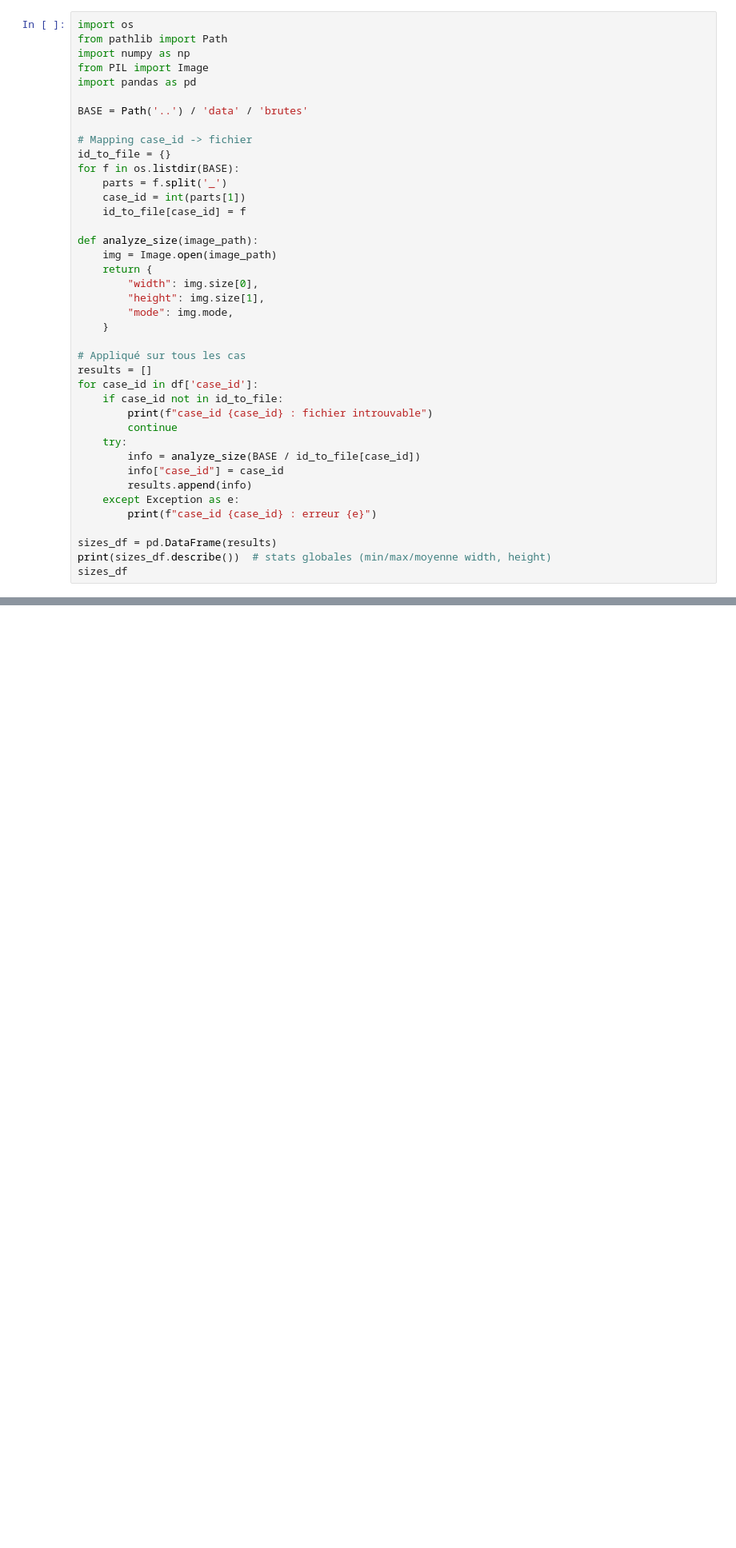
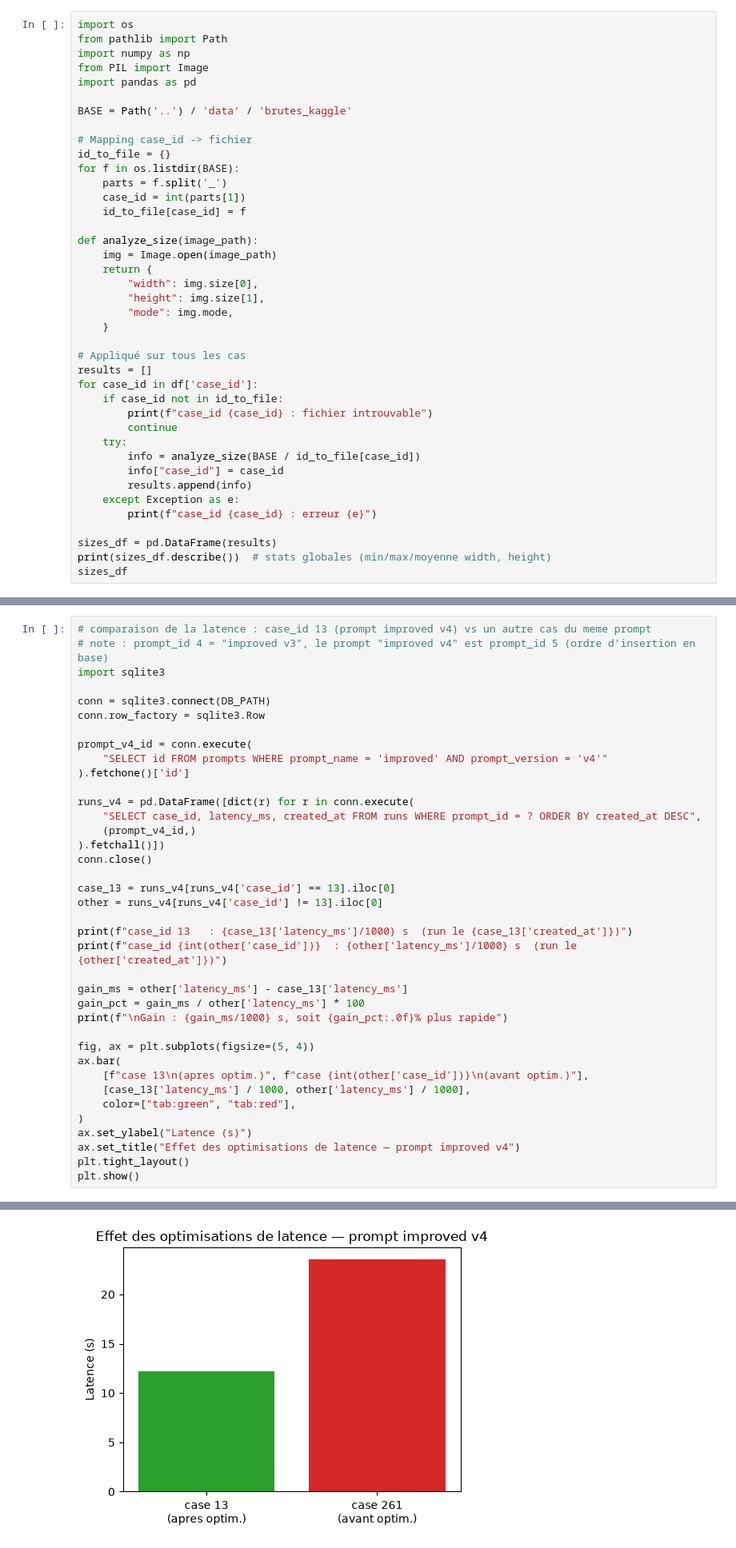
Before and after one commit to imtoatb/Assistant-Radiologique-Virtuel-Intelligent-pour-Radiographies-X, a Jupyter notebook: notebooks/02_prompt_comparison.ipynb, the cells around one changed output, grey strips where cells are left out. Shown at 80% size. Drawn from its saved outputs; the diff is of its cells as text; blank space fills up the shorter version.

```diff
--- a/notebooks/02_prompt_comparison.ipynb
+++ b/notebooks/02_prompt_comparison.ipynb
@@ -427,7 +558,7 @@ import numpy as np
 from PIL import Image
 import pandas as pd
 
-BASE = Path('..') / 'data' / 'brutes'
+BASE = Path('..') / 'data' / 'brutes_kaggle'
 
 # Mapping case_id -> fichier
 id_to_file = {}
@@ -529,0 +678,39 @@ La répartition de la taille et des images bien classifer semble ne montrere auc
+# %%
+# comparaison de la latence : case_id 13 (prompt improved v4) vs un autre cas du meme prompt
+# note : prompt_id 4 = "improved v3", le prompt "improved v4" est prompt_id 5 (ordre d'insertion en base)
+import sqlite3
+
+conn = sqlite3.connect(DB_PATH)
+conn.row_factory = sqlite3.Row
+
+prompt_v4_id = conn.execute(
+    "SELECT id FROM prompts WHERE prompt_name = 'improved' AND prompt_version = 'v4'"
+).fetchone()['id']
+
+runs_v4 = pd.DataFrame([dict(r) for r in conn.execute(
+    "SELECT case_id, latency_ms, created_at FROM runs WHERE prompt_id = ? ORDER BY created_at DESC",
+    (prompt_v4_id,)
+).fetchall()])
+conn.close()
+
+case_13 = runs_v4[runs_v4['case_id'] == 13].iloc[0]
+other = runs_v4[runs_v4['case_id'] != 13].iloc[0]
+
+print(f"case_id 13   : {case_13['latency_ms']/1000} s  (run le {case_13['created_at']})")
+print(f"case_id {int(other['case_id'])}  : {other['latency_ms']/1000} s  (run le {other['created_at']})")
+
+gain_ms = other['latency_ms'] - case_13['latency_ms']
+gain_pct = gain_ms / other['latency_ms'] * 100
+print(f"\nGain : {gain_ms/1000} s, soit {gain_pct:.0f}% plus rapide")
+
+fig, ax = plt.subplots(figsize=(5, 4))
+ax.bar(
+    [f"case 13\n(apres optim.)", f"case {int(other['case_id'])}\n(avant optim.)"],
+    [case_13['latency_ms'] / 1000, other['latency_ms'] / 1000],
+    color=["tab:green", "tab:red"],
+)
+ax.set_ylabel("Latence (s)")
+ax.set_title("Effet des optimisations de latence — prompt improved v4")
+plt.tight_layout()
+plt.show()
+# %% [output]
@@ -529,0 +721 @@ La répartition de la taille et des images bien classifer semble ne montrere auc
+[figure, added]
```
Also changed, not shown: parts of 42 cells of this notebook, 2 other files.
